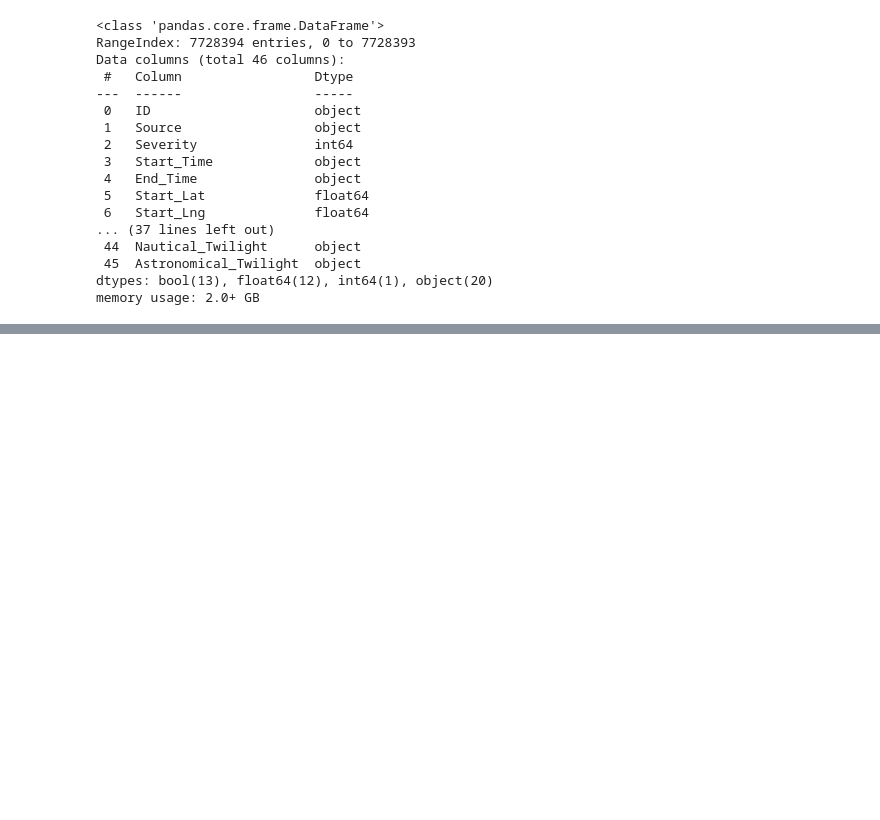
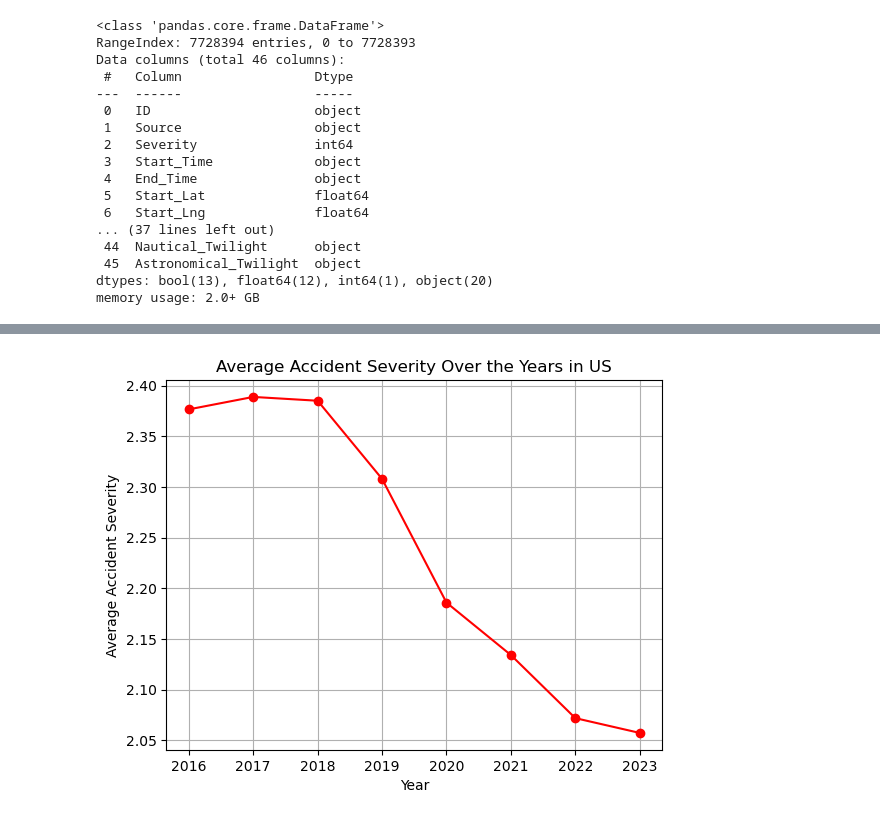
Before and after one commit to mascee/Traffic-Accidents, a Jupyter notebook: Filtering.ipynb, the cells around one changed output, grey strips where cells are left out. Saved outputs shown, nothing was run; the diff lists cells and outputs as text; code cells hidden in the pictures; blank space fills up the shorter version.

```diff
--- a/Filtering.ipynb
+++ b/Filtering.ipynb
@@ -112,0 +102,15 @@ df_2023.to_csv('Data/df_2023.csv', index=False)
+# %%
+# sev_2016 = df_2016["Severity"].mean()
+# sev_2017 = df_2017["Severity"].mean()
+# sev_2018 = df_2018["Severity"].mean()
+# sev_2019 = df_2019["Severity"].mean()
+# sev_2020 = df_2020["Severity"].mean()
+# sev_2021 = df_2021["Severity"].mean()
+# sev_2022 = df_2022["Severity"].mean()
+# sev_2023 = df_2023["Severity"].mean()
+a = pd.DataFrame(columns=["Year","Average Severity"])
+
+# ["2016" : sev_2016,"2017" : sev_2017, "2018" : sev_2018,
+#      "2019" : sev_2019,"2020" : sev_2020, "2021" : sev_2021,
+#      "2022" : sev_2022,"2023" : sev_2023]
+a
@@ -112,0 +343,3 @@ df_2023.to_csv('Data/df_2023.csv', index=False)
+# %%
+year_column = df_filtered["Year"].unique()
+list(year_column)
@@ -112,0 +348,13 @@ df_2023.to_csv('Data/df_2023.csv', index=False)
+# %%
+years = [2016,2017,2018,2019,2020,2021,2022,2023]
+
+i = 0
+for x in year_column:
+    temp_df = df_filtered[df_filtered["Year"] == x]
+    av_sev = temp_df["Severity"].mean()
+
+    a.loc[i, :] = [x,av_sev]
+    i += 1
+# %%
+a = a.sort_values(by="Year")
+a
@@ -112,0 +371,10 @@ df_2023.to_csv('Data/df_2023.csv', index=False)
+# %%
+
+plt.plot(a["Year"] ,a["Average Severity"], color='red', marker='o')
+plt.title("Average Accident Severity Over the Years in US")
+plt.xlabel("Year")
+plt.ylabel("Average Accident Severity")
+plt.grid()
+plt.show()
+# %% [output]
+[figure, added]
```
Also changed, not shown: parts of 40 cells of this notebook.
